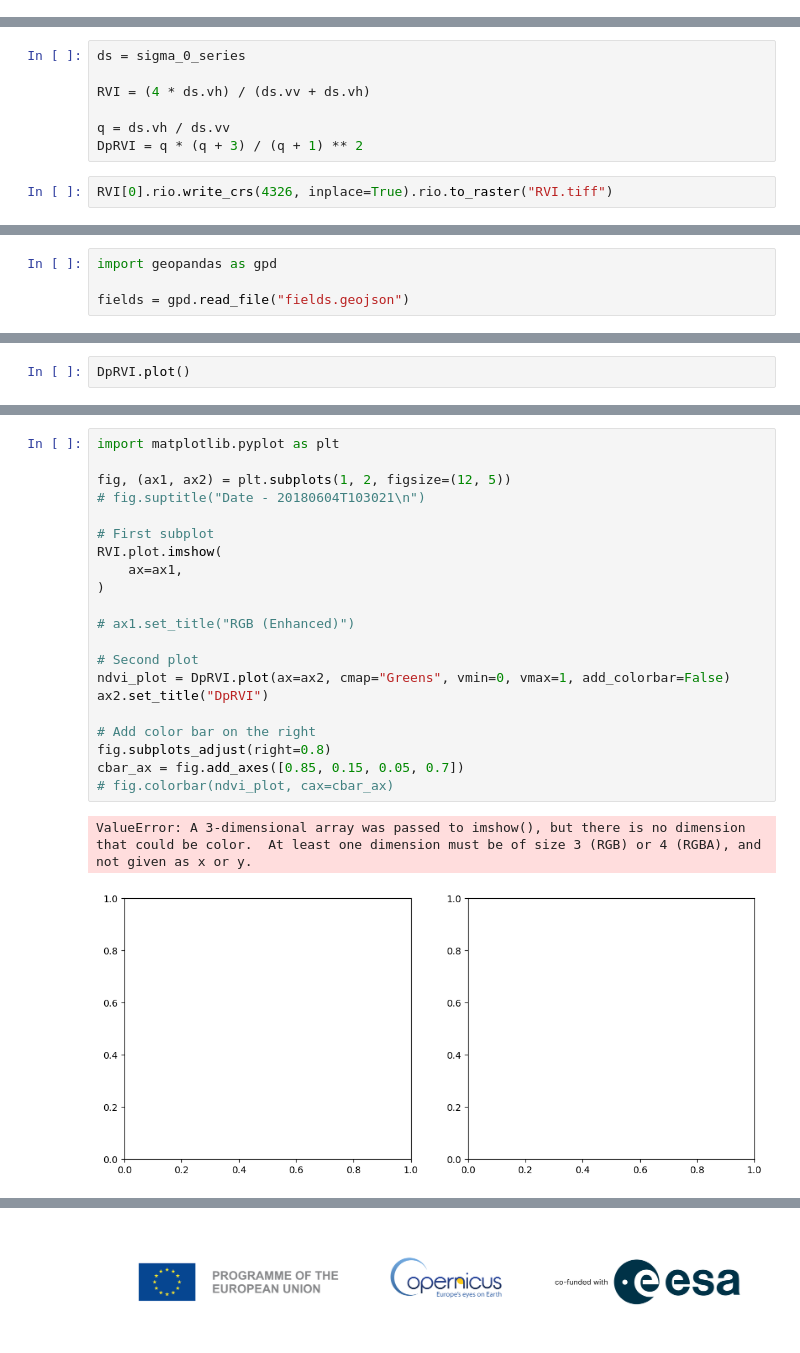
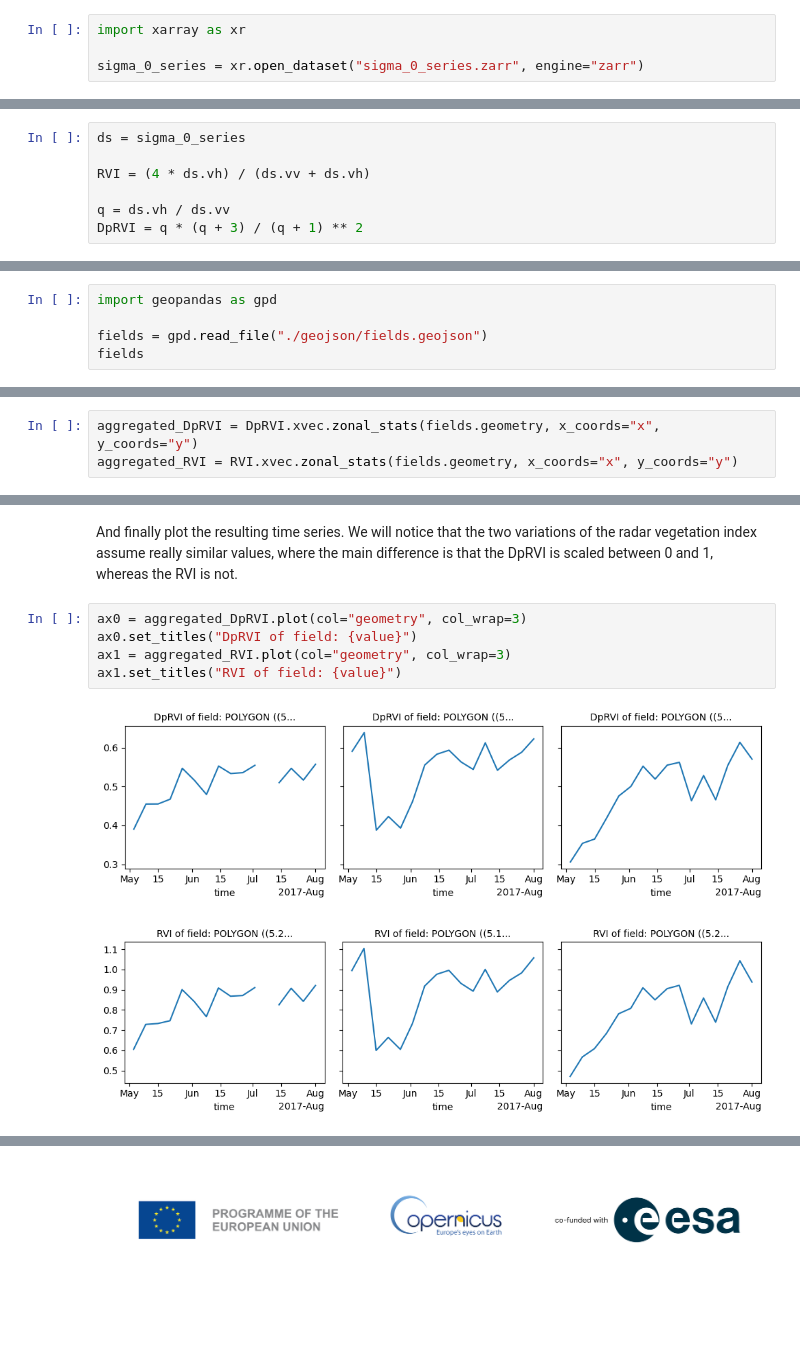
Before and after one commit to tinaok/eopf-sample-notebooks, a Jupyter notebook: notebooks/Sentinel-1/radar_vegetation_index.ipynb, the cells around one changed output, grey strips where cells are left out. Saved outputs shown, nothing was run; the diff lists cells and outputs as text; blank space fills up the shorter version.

```diff
--- a/notebooks/Sentinel-1/radar_vegetation_index.ipynb
+++ b/notebooks/Sentinel-1/radar_vegetation_index.ipynb
@@ -741,3 +726,7 @@ Coordinates:
+# %%
+import xarray as xr
+
+sigma_0_series = xr.open_dataset("sigma_0_series.zarr", engine="zarr")
 # %% [markdown]
 Compute the vegetation indexes:
 # %%
@@ -747,5 +736,3 @@ RVI = (4 * ds.vh) / (ds.vv + ds.vh)
 
 q = ds.vh / ds.vv
 DpRVI = q * (q + 3) / (q + 1) ** 2
-# %%
-RVI[0].rio.write_crs(4326, inplace=True).rio.to_raster("RVI.tiff")
@@ -757,5 +744,6 @@ RVI[0].plot.imshow(vmin=0, vmax=2)
 # %%
 import geopandas as gpd
 
-fields = gpd.read_file("fields.geojson")
+fields = gpd.read_file("./geojson/fields.geojson")
+fields
 # %% [output]
@@ -770,2 +756,3 @@ fields
 # %%
-DpRVI.plot()
+aggregated_DpRVI = DpRVI.xvec.zonal_stats(fields.geometry, x_coords="x", y_coords="y")
+aggregated_RVI = RVI.xvec.zonal_stats(fields.geometry, x_coords="x", y_coords="y")
@@ -780,25 +759,11 @@ DpRVI.plot(x="x", y="y", col="time", col_wrap=3)
-# %%
-import matplotlib.pyplot as plt
-
-fig, (ax1, ax2) = plt.subplots(1, 2, figsize=(12, 5))
-# fig.suptitle("Date - 20180604T103021\n")
-
-# First subplot
-RVI.plot.imshow(
-    ax=ax1,
-)
-
-# ax1.set_title("RGB (Enhanced)")
-
-# Second plot
-ndvi_plot = DpRVI.plot(ax=ax2, cmap="Greens", vmin=0, vmax=1, add_colorbar=False)
-ax2.set_title("DpRVI")
-
-# Add color bar on the right
-fig.subplots_adjust(right=0.8)
-cbar_ax = fig.add_axes([0.85, 0.15, 0.05, 0.7])
-# fig.colorbar(ndvi_plot, cax=cbar_ax)
-# %% [output]
-ValueError: A 3-dimensional array was passed to imshow(), but there is no dimension that could be color.  At least one dimension must be of size 3 (RGB) or 4 (RGBA), and not given as x or y.
-[figure, removed]
+# %% [markdown]
+And finally plot the resulting time series. We will notice that the two variations of the radar vegetation index assume really similar values, where the main difference is that the DpRVI is scaled between 0 and 1, whereas the RVI is not.
+# %%
+ax0 = aggregated_DpRVI.plot(col="geometry", col_wrap=3)
+ax0.set_titles("DpRVI of field: {value}")
+ax1 = aggregated_RVI.plot(col="geometry", col_wrap=3)
+ax1.set_titles("RVI of field: {value}")
+# %% [output]
+[figure, added]
+[figure, added]
 # %% [markdown]
```
Also changed, not shown: parts of 28 cells of this notebook, 1 other file.
